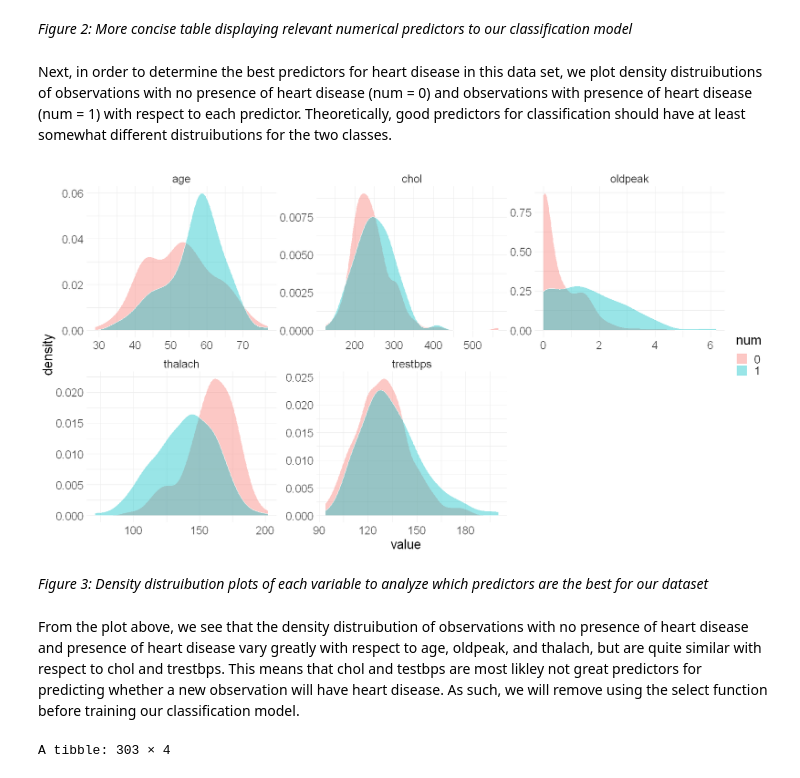
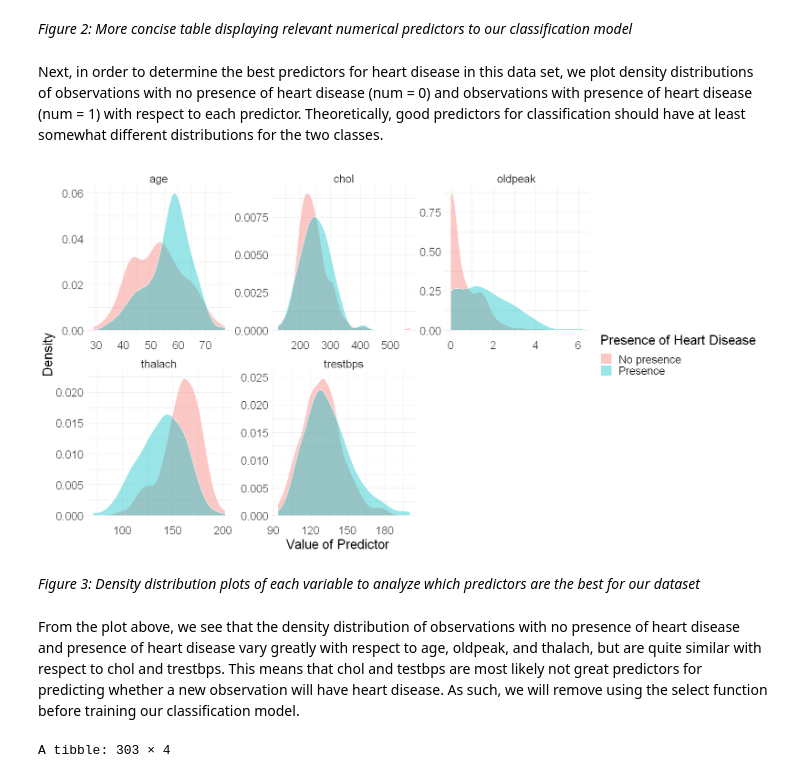
Before and after one commit to wu-jacob/dsci100-project, a Jupyter notebook: proposal.ipynb, the cells around one changed output. Cells and saved outputs as stored; diff of their text form; code cells hidden in the pictures.

```diff
--- a/proposal.ipynb
+++ b/proposal.ipynb
@@ -143,22 +143,24 @@ A tibble: 303 × 6
 # %% [markdown]
 *Figure 2: More concise table displaying relevant numerical predictors to our classification model*
 # %% [markdown]
-Next, in order to determine the best predictors for heart disease in this data set, we plot density distruibutions of observations with no presence of heart disease (num = 0) and observations with presence of heart disease (num = 1) with respect to each predictor. Theoretically, good predictors for classification should have at least somewhat different distruibutions for the two classes.
+Next, in order to determine the best predictors for heart disease in this data set, we plot density distributions  of observations with no presence of heart disease (num = 0) and observations with presence of heart disease (num = 1) with respect to each predictor. Theoretically, good predictors for classification should have at least somewhat different distributions for the two classes.
 # %%
 options(repr.plot.height = 8, repr.plot.width = 15)
 heart_selected |>
     pivot_longer(cols = -num, names_to = 'category', values_to = 'value')  |>
     ggplot(aes(value, fill = num)) +
         geom_density(alpha = 0.4, colour = 'white') +
         facet_wrap(facets = vars(category), scales = 'free') +
+        labs(x = "Value of Predictor", y = "Density") +
+        scale_fill_discrete(name = "Presence of Heart Disease", labels = c("No presence", "Presence")) +
         theme_minimal() +
         theme(text = element_text(size = 20))
 # %% [output]
-[figure, old version]
+[figure, new version]
 # %% [markdown]
-*Figure 3: Density distruibution plots of each variable to analyze which predictors are the best for our dataset*
+*Figure 3: Density distribution  plots of each variable to analyze which predictors are the best for our dataset*
 # %% [markdown]
-From the plot above, we see that the density distruibution of observations with no presence of heart disease and presence of heart disease vary greatly with respect to age, oldpeak, and thalach, but are quite similar with respect to chol and trestbps. This means that chol and testbps are most likley not great predictors for predicting whether a new observation will have heart disease. As such, we will remove using the select function before training our classification model.
+From the plot above, we see that the density distribution  of observations with no presence of heart disease and presence of heart disease vary greatly with respect to age, oldpeak, and thalach, but are quite similar with respect to chol and trestbps. This means that chol and testbps are most likely not great predictors for predicting whether a new observation will have heart disease. As such, we will remove using the select function before training our classification model.
 # %%
 heart_selected2 <- select(heart_data, age, thalach, oldpeak, num) |>
     mutate(num = as_factor(case_when(num > 0 ~ 1, num == 0 ~ 0)))
```
Also changed, not shown: parts of 10 cells of this notebook.
